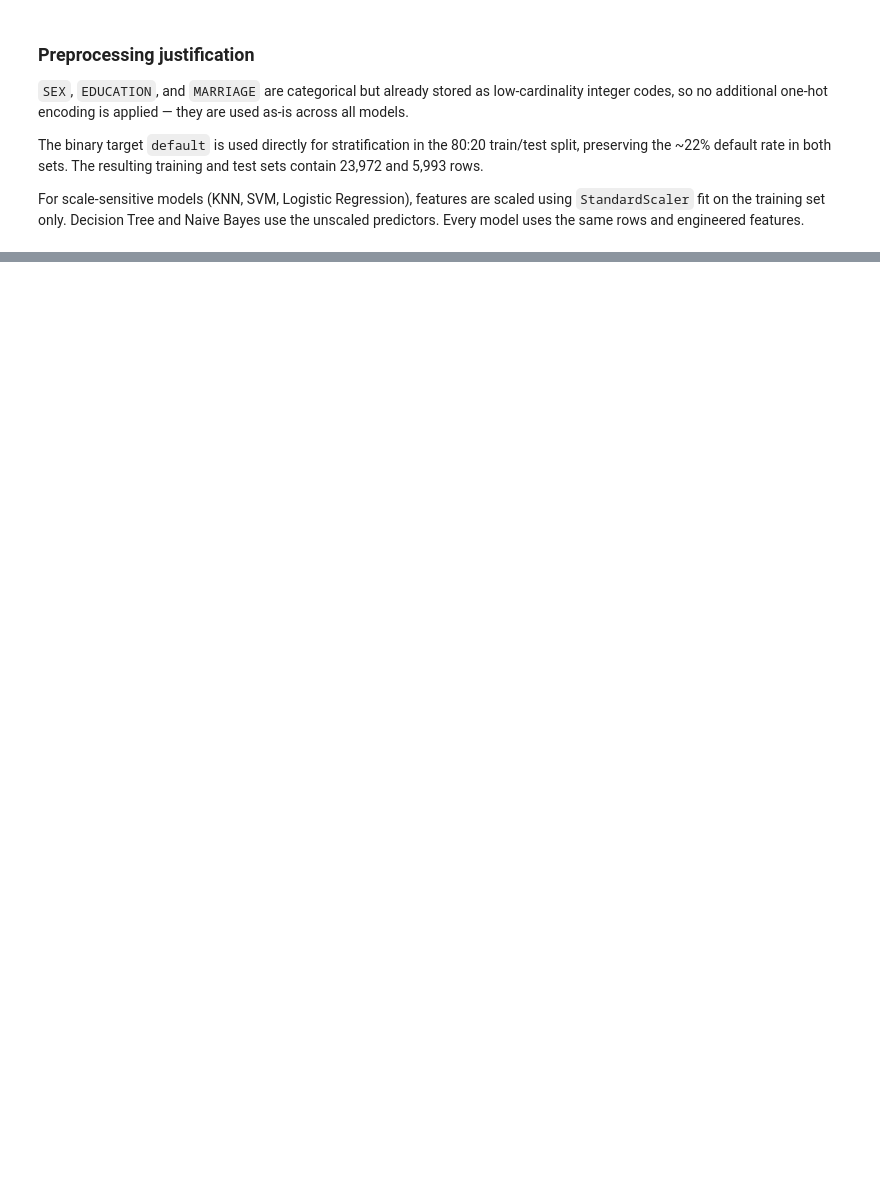
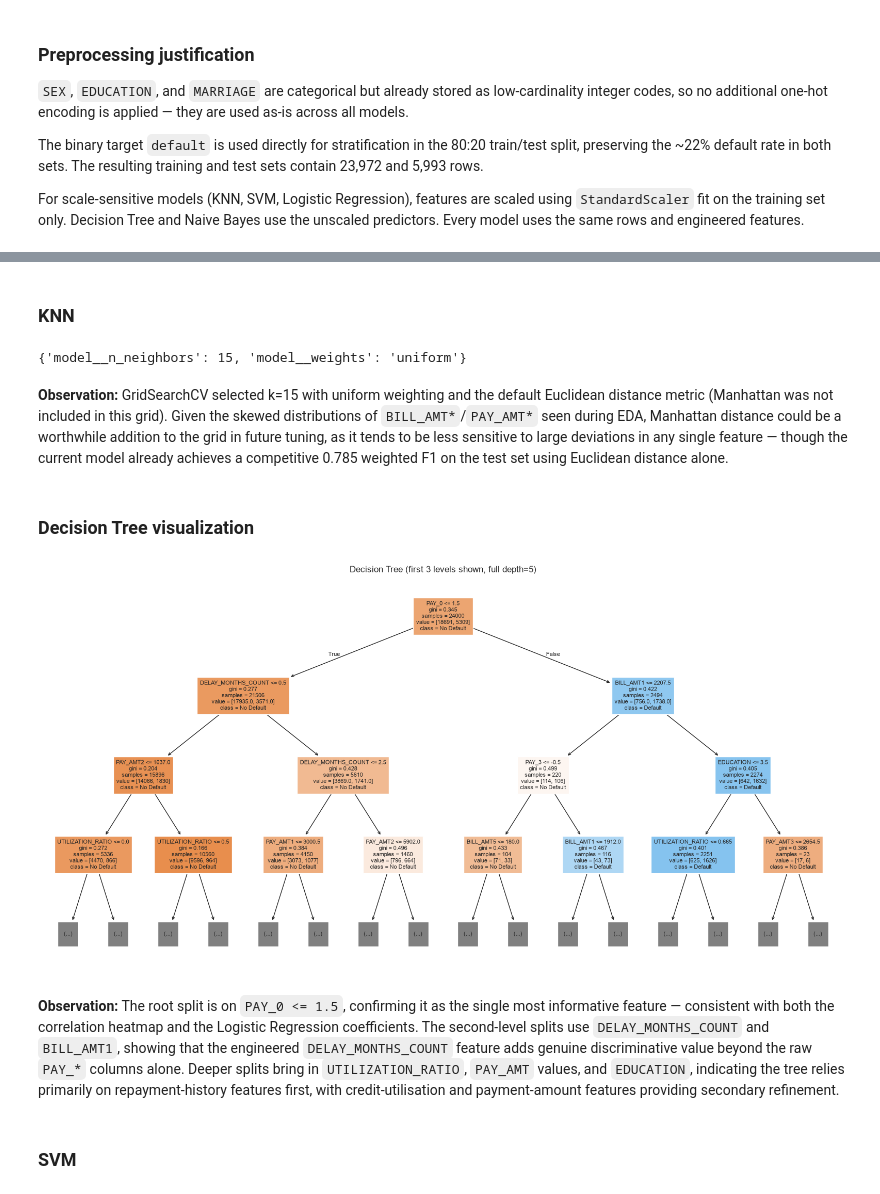
Before and after one commit to arhamgarg/ml-capstone, a Jupyter notebook: notebooks/classification.ipynb, the cells around one changed output, grey strips where cells are left out. Drawn from its saved outputs; the diff is of its cells as text; code cells hidden in the pictures; blank space fills up the shorter version.

```diff
--- a/notebooks/classification.ipynb
+++ b/notebooks/classification.ipynb
@@ -369,0 +375,12 @@ For scale-sensitive models (KNN, SVM, Logistic Regression), features are scaled
+# %%
+from sklearn.linear_model import LogisticRegression
+from sklearn.naive_bayes import GaussianNB
+from sklearn.neighbors import KNeighborsClassifier
+from sklearn.pipeline import Pipeline
+from sklearn.preprocessing import StandardScaler
+from sklearn.svm import SVC
+from sklearn.tree import DecisionTreeClassifier
+from sklearn.model_selection import train_test_split as tts
+from sklearn.model_selection import GridSearchCV, StratifiedKFold
+
+cv = StratifiedKFold(n_splits=5, shuffle=True, random_state=RANDOM_STATE)
@@ -369,0 +504,26 @@ For scale-sensitive models (KNN, SVM, Logistic Regression), features are scaled
+# %% [markdown]
+### KNN
+# %%
+print(grid_results["K-Nearest Neighbors"].best_params_)
+# %% [output]
+{'model__n_neighbors': 15, 'model__weights': 'uniform'}
+# %% [markdown]
+**Observation:** GridSearchCV selected k=15 with uniform weighting and the default Euclidean distance metric (Manhattan was not included in this grid). Given the skewed distributions of `BILL_AMT*`/`PAY_AMT*` seen during EDA, Manhattan distance could be a worthwhile addition to the grid in future tuning, as it tends to be less sensitive to large deviations in any single feature — though the current model already achieves a competitive 0.785 weighted F1 on the test set using Euclidean distance alone.
+# %% [markdown]
+### Decision Tree visualization
+# %%
+from sklearn.tree import plot_tree
+
+best_dt = grid_results["Decision Tree"].best_estimator_
+
+plt.figure(figsize=(20, 10))
+plot_tree(best_dt, feature_names=X_train.columns, class_names=["No Default", "Default"],
+          filled=True, max_depth=3, fontsize=8)
+plt.title("Decision Tree (first 3 levels shown, full depth=5)")
+plt.show()
+# %% [output]
+[figure, added]
+# %% [markdown]
+**Observation:** The root split is on `PAY_0 <= 1.5`, confirming it as the single most informative feature — consistent with both the correlation heatmap and the Logistic Regression coefficients. The second-level splits use `DELAY_MONTHS_COUNT` and `BILL_AMT1`, showing that the engineered `DELAY_MONTHS_COUNT` feature adds genuine discriminative value beyond the raw `PAY_*` columns alone. Deeper splits bring in `UTILIZATION_RATIO`, `PAY_AMT` values, and `EDUCATION`, indicating the tree relies primarily on repayment-history features first, with credit-utilisation and payment-amount features providing secondary refinement.
+# %% [markdown]
+### SVM
```
Also changed, not shown: parts of 16 cells of this notebook.
